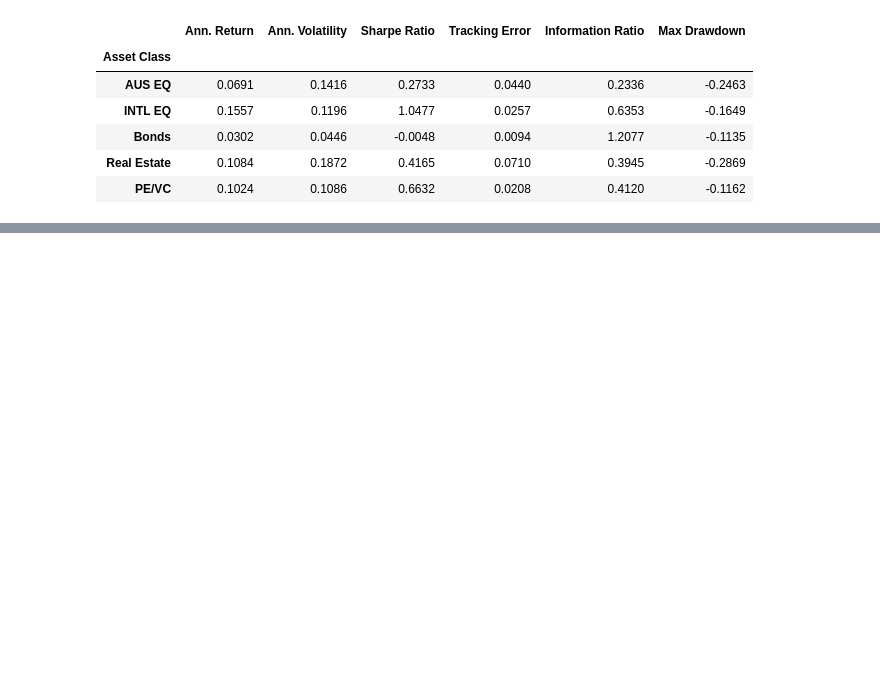
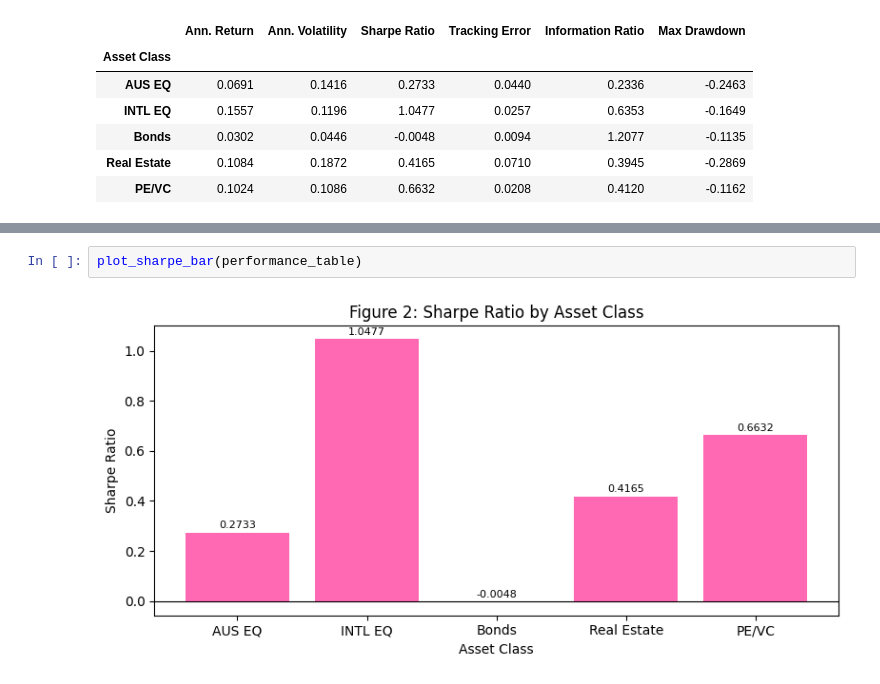
Before and after one commit to afperry2/FINM3422-Group-8-Task-2, a Jupyter notebook: notebook/multi-asset_portfolio_performance_report.ipynb, the cells around one changed output, grey strips where cells are left out. Saved outputs shown, nothing was run; the diff lists cells and outputs as text; blank space fills up the shorter version.

```diff
--- a/notebook/multi-asset_portfolio_performance_report.ipynb
+++ b/notebook/multi-asset_portfolio_performance_report.ipynb
@@ -30,0 +37,4 @@ performance_table
+# %%
+plot_sharpe_bar(performance_table)
+# %% [output]
+[figure, added]
```
Also changed, not shown: parts of 3 cells of this notebook, 1 other file.
